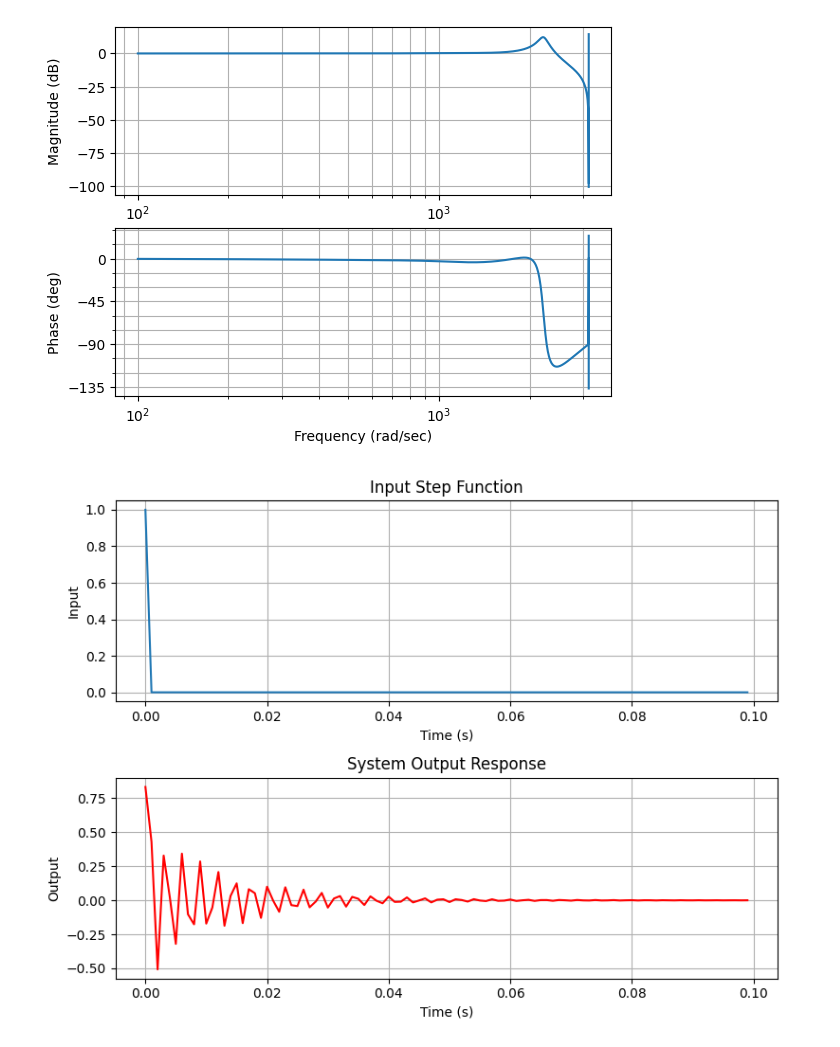
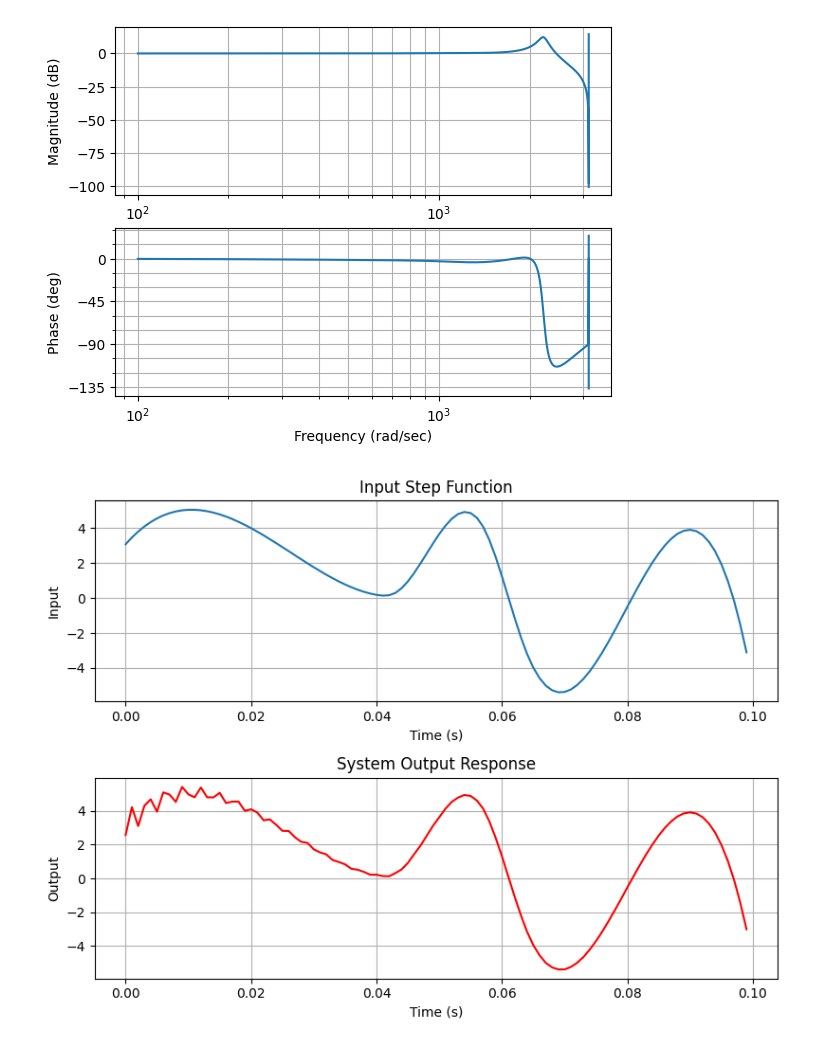
Before and after one commit to lintin528/motor_simulation, a Jupyter notebook: data_generate.ipynb, the cells around one changed output. Saved outputs shown, nothing was run; the diff lists cells and outputs as text; code cells hidden in the pictures.

Commit message:
[FEAT] add spline, arbitrary input signal.
add two types to test the model's prediction of real-world env.

```diff
--- a/data_generate.ipynb
+++ b/data_generate.ipynb
@@ -160,41 +161,65 @@ def sine_wave_input(time, frequency=5, amplitude=1):
     """ generate (Sine Wave) input signal """
     return amplitude * np.sin(2 * np.pi * frequency * time)
 
+def cubicSpline_input(time):
+    num_control_points = np.random.randint(5, 10)  # 隨機取 5~10 個控制點
+    control_times = np.sort(np.random.choice(time, num_control_points, replace=False))
+    control_values = np.random.uniform(-5, 5, num_control_points)  # 隨機馬達輸入變化
+
+    spline = CubicSpline(control_times, control_values)
+    return spline(time)
+
+def arbitrary_input(time, max_amplitude = 10, min_amplitude = 0):
+    signal = np.zeros_like(time)
+    num_impulses = np.random.randint(5, 15)  # 產生 5~15 個隨機脈衝
+    impulse_times = np.random.choice(time, num_impulses, replace=False)
+    impulse_values = np.random.uniform(min_amplitude, max_amplitude, num_impulses)
+
+    for t, v in zip(impulse_times, impulse_values):
+        signal[np.searchsorted(time, t)] = v
+
+    return signal
+
 get_input = {
     'step': step_input,
     'impulse': impulse_input,
     'three_stage_ramp': three_stage_ramp,
-    'sine': sine_wave_input
+    'sine': sine_wave_input,
+    'cubic': cubicSpline_input,
+    'arbitrary': arbitrary_input
 }
 
 # input_signal = get_input['step'](time, step_time=0.02, amplitude=10)
-input_signal = get_input['impulse'](time, impulse_time=0, amplitude=1)
+# input_signal = get_input['impulse'](time, impulse_time=0, amplitude=1)
 # input_signal = get_input['three_stage_ramp'](time, t_peak1=0.02, t_peak2=0.05, slope_up1=300, slope_down=-100, slope_up2=50)
 # input_signal = get_input['sine'](time, frequency=10, amplitude=5)
+input_signal = get_input['cubic'](time)
+# input_signal = get_input['arbitrary'](time, max_amplitude = 10, min_amplitude = 0)
+
 time, response = ctrl.forced_response(G_cl, time, input_signal)
 
 plt.figure(figsize=(8, 6))
 
 #
 plt.subplot(2, 1, 1)
 plt.plot(time, input_signal, label="Input (Step Function)")
 plt.title("Input Step Function")
 plt.xlabel("Time (s)")
 plt.ylabel("Input")
 plt.grid(True)
 
 #
 plt.subplot(2, 1, 2)
 plt.plot(time, response, label="Output Response", color='r')
 plt.title("System Output Response")
 plt.xlabel("Time (s)")
 plt.ylabel("Output")
 plt.grid(True)
 
 plt.tight_layout()
 plt.show()
 # %% [output]
-[figure, old version]
+[figure, new version]
 # %%
 h_n = np.array(response)
 H_w = np.fft.fft(h_n)
```
Also changed, not shown: parts of 1 cell of this notebook.
